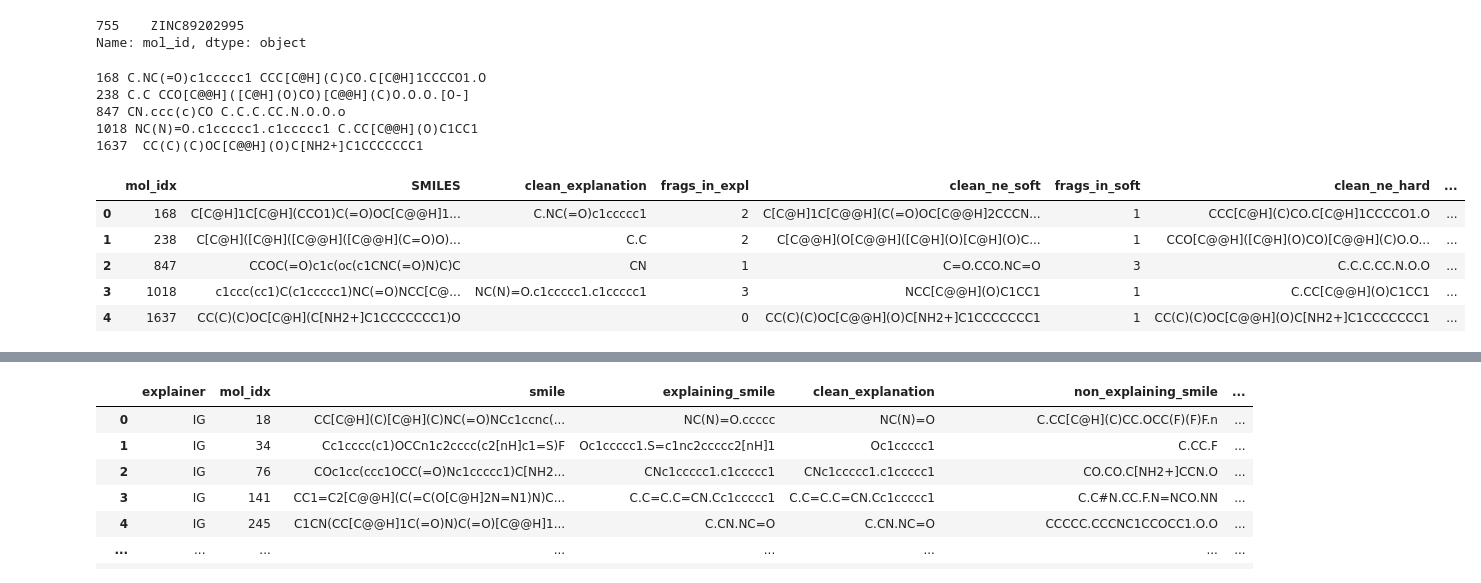
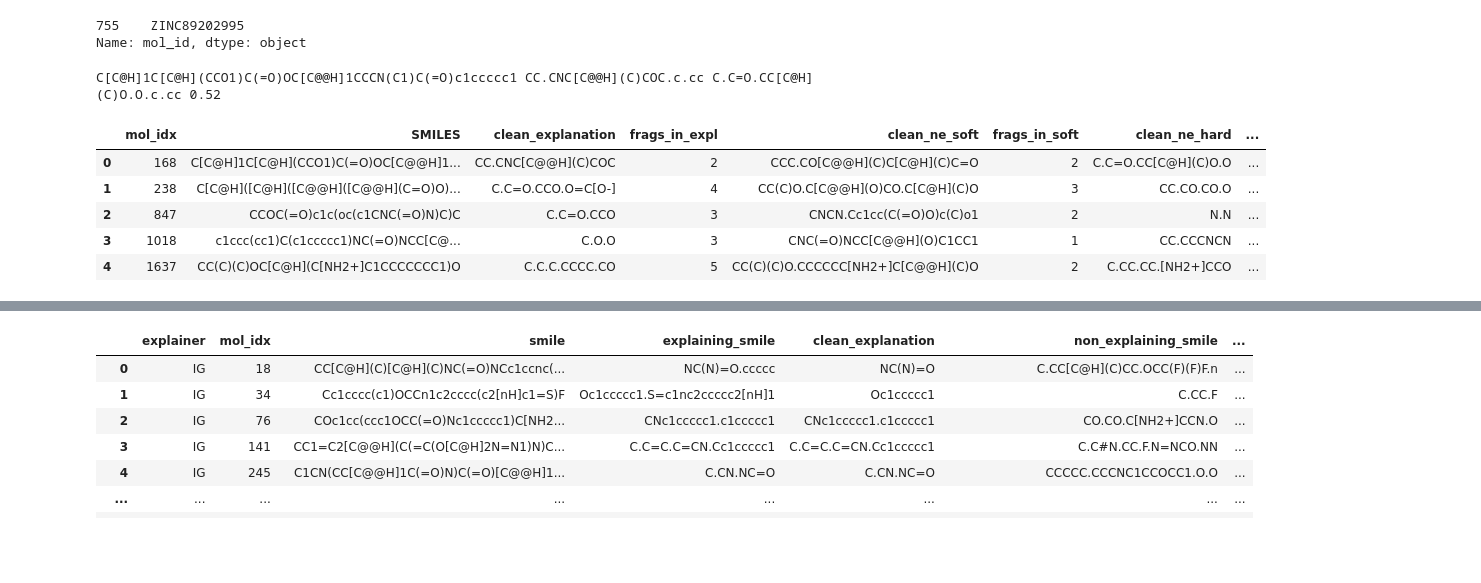
Before and after one commit to helipajari/mpp-comp-suff, a Jupyter notebook: Examples/Comprehensiveness_Sufficiency.ipynb, the cells around one changed output, grey strips where cells are left out. Drawn from its saved outputs; the diff is of its cells as text; code cells hidden in the pictures; blank space fills up the shorter version.

```diff
--- a/Examples/Comprehensiveness_Sufficiency.ipynb
+++ b/Examples/Comprehensiveness_Sufficiency.ipynb
@@ -55,7 +55,7 @@ MODEL = 'CMPNN' # Options:  ['MPNN', 'DMPNN', 'CMPNN', 'GIN', 'ECC', 'GAT', 'DGC
 
 # use specified model, else train a new one
 MODELPATH = None
-if TRAIN_MODEL:
+if not TRAIN_MODEL:
     MODELPATH = '../Outputs/Experiment/CMPNN_Benzene_explainer/CMPNN_1_epoch.pt' # using this model because it has non-zero F1 score for explainers
 else:
     MODELPATH = os.path.join(OUTPUT_DIR, f"{MODEL}_{DATASET}_explainer", f"{MODEL}.pt")
@@ -413,48 +406,46 @@ def clean_smile(smile:str) -> str:
 # %%
 def count_frags_in_smile(smile:str):
     """Counts number of fragments in given SMILES, returns 0 if empty."""
     if smile == "":
         return 0
     return smile.count('.') + 1
 
-def clean_smiles_of_mol(mol_idx):
+def clean_smiles_of_mol(mol_idx, explainer='IG'):
     """Returns idx of molecule, its SMILES, clean explaining SMILES, the cleaned SMILES of soft and hard splits, and number of fragments in each."""
-    s, exp, n, _ = split_molecule(mol_idx, from_whole_data=True, strict_split=False)
-    _, _, n1, _ = split_molecule(mol_idx, from_whole_data=True, strict_split=True)
+    s, exp, n, _ = split_molecule(mol_idx, from_whole_data=True, strict_split=False, explainer=explainer)
+    _, _, n1, _ = split_molecule(mol_idx, from_whole_data=True, strict_split=True, explainer=explainer)
 
-    print(mol_idx, exp, n1)
+    # print(mol_idx, exp, n1)
 
     ce = clean_smile(exp)
     cn = clean_smile(n)
     cn1 = clean_smile(n1)
     return {"mol_idx" : mol_idx,
             "SMILES": s,
             "clean_explanation": ce,
             "frags_in_expl" : count_frags_in_smile(ce),
-            "clean_ne_soft" :cn,
+            "clean_ne_soft" : cn,
             "frags_in_soft" : count_frags_in_smile(cn),
             "clean_ne_hard" : cn1,
             "frags_in_hard" : count_frags_in_smile(cn1)}
 
 test_mols = [168, 238, 847, 1018, 1637]
 smiles = []
 
 for t in test_mols:
-    smiles.append(clean_smiles_of_mol(t))
+    smiles.append(clean_smiles_of_mol(t, explainer='Random'))
 
+c, e, n, l = split_molecule(168, from_whole_data=True, explainer='Random')
+print(c, e, n, l)
 pd.DataFrame(smiles)
 # %% [output]
-168 C.NC(=O)c1ccccc1 CCC[C@H](C)CO.C[C@H]1CCCCO1.O
-238 C.C CCO[C@@H]([C@H](O)CO)[C@@H](C)O.O.O.[O-]
-847 CN.ccc(c)CO C.C.C.CC.N.O.O.o
-1018 NC(N)=O.c1ccccc1.c1ccccc1 C.CC[C@@H](O)C1CC1
-1637  CC(C)(C)OC[C@@H](O)C[NH2+]C1CCCCCCC1
+C[C@H]1C[C@H](CCO1)C(=O)OC[C@@H]1CCCN(C1)C(=O)c1ccccc1 CC.CNC[C@@H](C)COC.c.cc C.C=O.CC[C@H](C)O.O.c.cc 0.52
 |  | mol_idx | SMILES | clean_explanation | frags_in_expl | clean_ne_soft | frags_in_soft | clean_ne_hard | ... |
-| 0 | 168 | C[C@H]1C[C@H](CCO1)C(=O)OC[C@@H]1... | C.NC(=O)c1ccccc1 | 2 | C[C@H]1C[C@@H](C(=O)OC[C@@H]2CCCN... | 1 | CCC[C@H](C)CO.C[C@H]1CCCCO1.O | ... |
-| 1 | 238 | C[C@H]([C@H]([C@@H]([C@@H](C=O)O)... | C.C | 2 | C[C@@H](O[C@@H]([C@H](O)[C@H](O)C... | 1 | CCO[C@@H]([C@H](O)CO)[C@@H](C)O.O... | ... |
-| 2 | 847 | CCOC(=O)c1c(oc(c1CNC(=O)N)C)C | CN | 1 | C=O.CCO.NC=O | 3 | C.C.C.CC.N.O.O | ... |
-| 3 | 1018 | c1ccc(cc1)C(c1ccccc1)NC(=O)NCC[C@... | NC(N)=O.c1ccccc1.c1ccccc1 | 3 | NCC[C@@H](O)C1CC1 | 1 | C.CC[C@@H](O)C1CC1 | ... |
-| 4 | 1637 | CC(C)(C)OC[C@H](C[NH2+]C1CCCCCCC1)O |  | 0 | CC(C)(C)OC[C@@H](O)C[NH2+]C1CCCCCCC1 | 1 | CC(C)(C)OC[C@@H](O)C[NH2+]C1CCCCCCC1 | ... |
+| 0 | 168 | C[C@H]1C[C@H](CCO1)C(=O)OC[C@@H]1... | CC.CNC[C@@H](C)COC | 2 | CCC.CO[C@@H](C)C[C@H](C)C=O | 2 | C.C=O.CC[C@H](C)O.O | ... |
+| 1 | 238 | C[C@H]([C@H]([C@@H]([C@@H](C=O)O)... | C.C=O.CCO.O=C[O-] | 4 | CC(C)O.C[C@@H](O)CO.C[C@H](C)O | 3 | CC.CO.CO.O | ... |
+| 2 | 847 | CCOC(=O)c1c(oc(c1CNC(=O)N)C)C | C.C=O.CCO | 3 | CNCN.Cc1cc(C(=O)O)c(C)o1 | 2 | N.N | ... |
+| 3 | 1018 | c1ccc(cc1)C(c1ccccc1)NC(=O)NCC[C@... | C.O.O | 3 | CNC(=O)NCC[C@@H](O)C1CC1 | 1 | CC.CCCNCN | ... |
+| 4 | 1637 | CC(C)(C)OC[C@H](C[NH2+]C1CCCCCCC1)O | C.C.C.CCCC.CO | 5 | CC(C)(C)O.CCCCCC[NH2+]C[C@@H](C)O | 2 | C.CC.CC.[NH2+]CCO | ... |
 # %%
 def clear_gpu_memory():
     torch.cuda.empty_cache()
```
Also changed, not shown: parts of 14 cells of this notebook.
